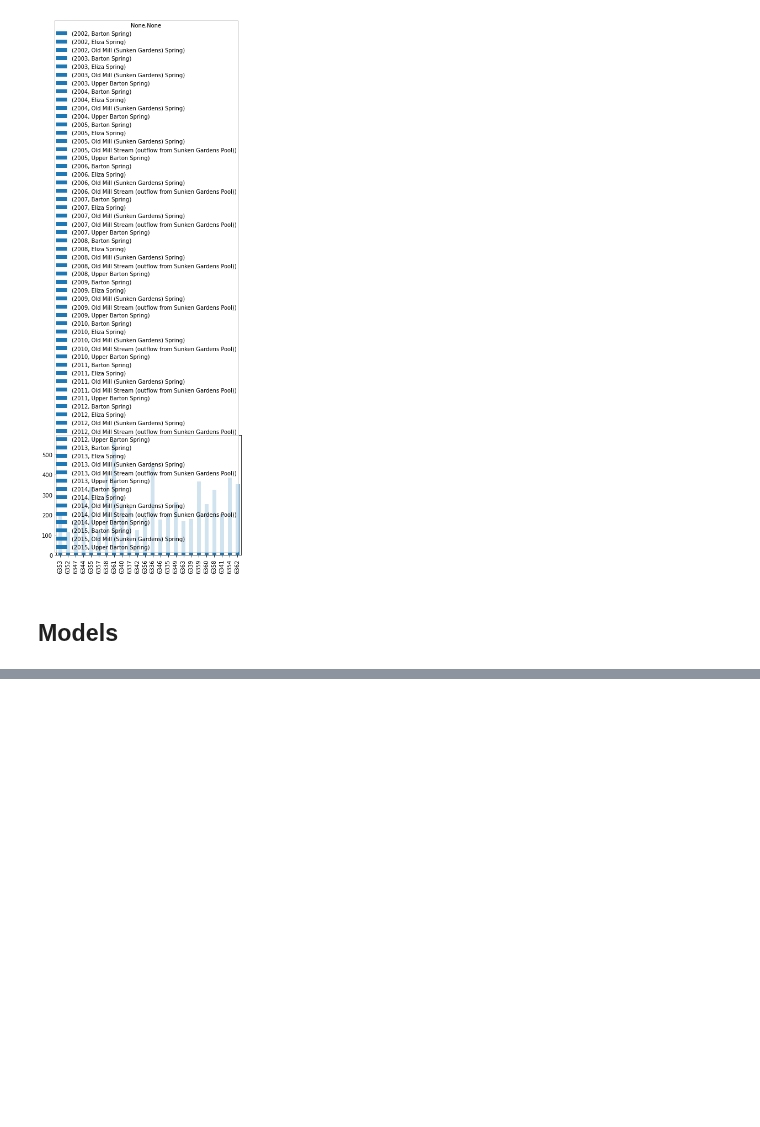
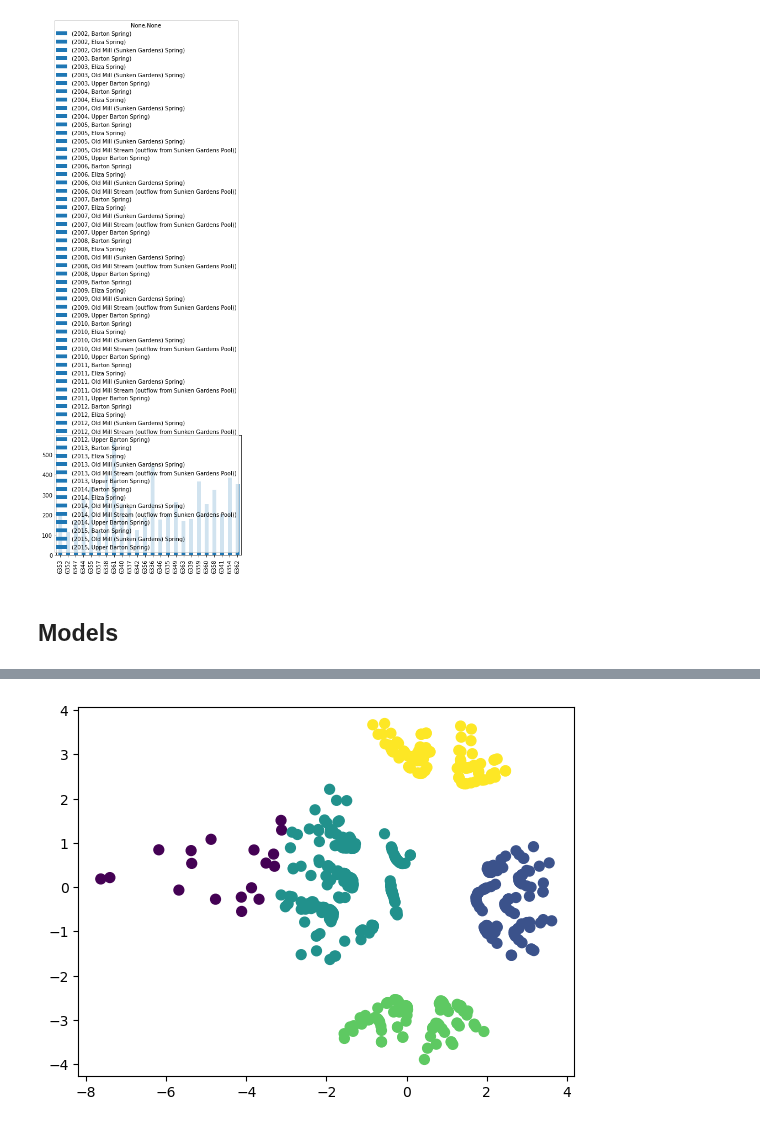
Before and after one commit to benjamin010095/BartonSpringsSalamanders, a Jupyter notebook: Barton Springs Salamanders.ipynb, the cells around one changed output, grey strips where cells are left out. Drawn from its saved outputs; the diff is of its cells as text; code cells hidden in the pictures; blank space fills up the shorter version.

Commit message:
added some prediction models?

```diff
--- a/Barton Springs Salamanders.ipynb
+++ b/Barton Springs Salamanders.ipynb
@@ -463,0 +326,35 @@ ValueError: could not convert string to float: '08/2002 Barton Spring'
+# %%
+from sklearn.manifold import MDS
+
+def scatter(data, labels, numPoints = 500):
+
+    numEntries = data.shape[0]
+    start = random.randint(0, numEntries - numPoints)
+    end = start + numPoints
+    data = data.iloc[start:end, :]
+    labels = labels.iloc[start:end]
+
+    mds = MDS(n_components=2)
+    mds_data = mds.fit_transform(data)
+    plt.scatter(mds_data[:, 0], mds_data[:, 1], c=labels, s=50)
+    plt.show()
+# %%
+#K-MEANS Clustering
+
+from sklearn.cluster import KMeans
+from sklearn.metrics import silhouette_score
+#Estimated Eps = 6
+
+best_clustering = (None, None)
+for i in range(2, 7):
+    kmeans = KMeans(n_clusters=i)
+    k_labels = kmeans.fit_predict(df_data) #npArray
+    s_score = silhouette_score(df_data, k_labels)
+    if best_clustering[1] == None:
+        best_clustering = (pd.Series(k_labels), s_score)
+    elif s_score >= best_clustering[1]:
+        best_clustering = (pd.Series(k_labels), s_score)
+
+scatter(df_data, best_clustering[0])
+# %% [output]
+[figure, added]
```
Also changed, not shown: parts of 14 cells of this notebook.
